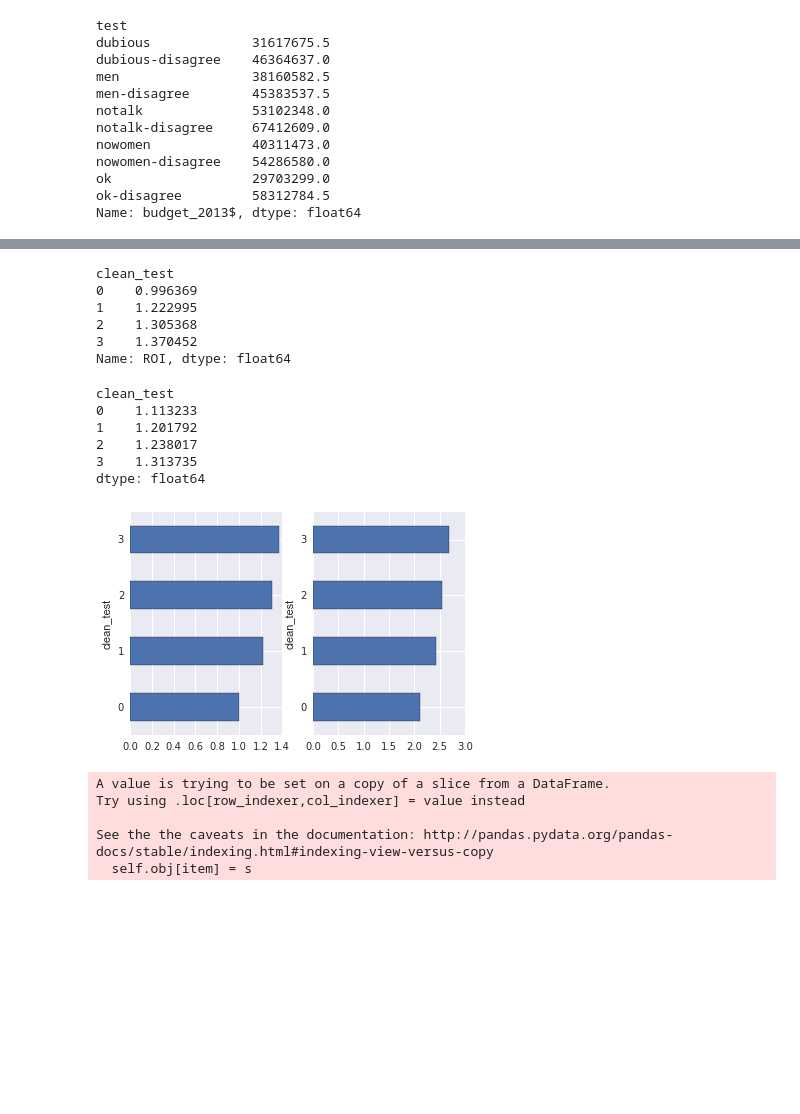
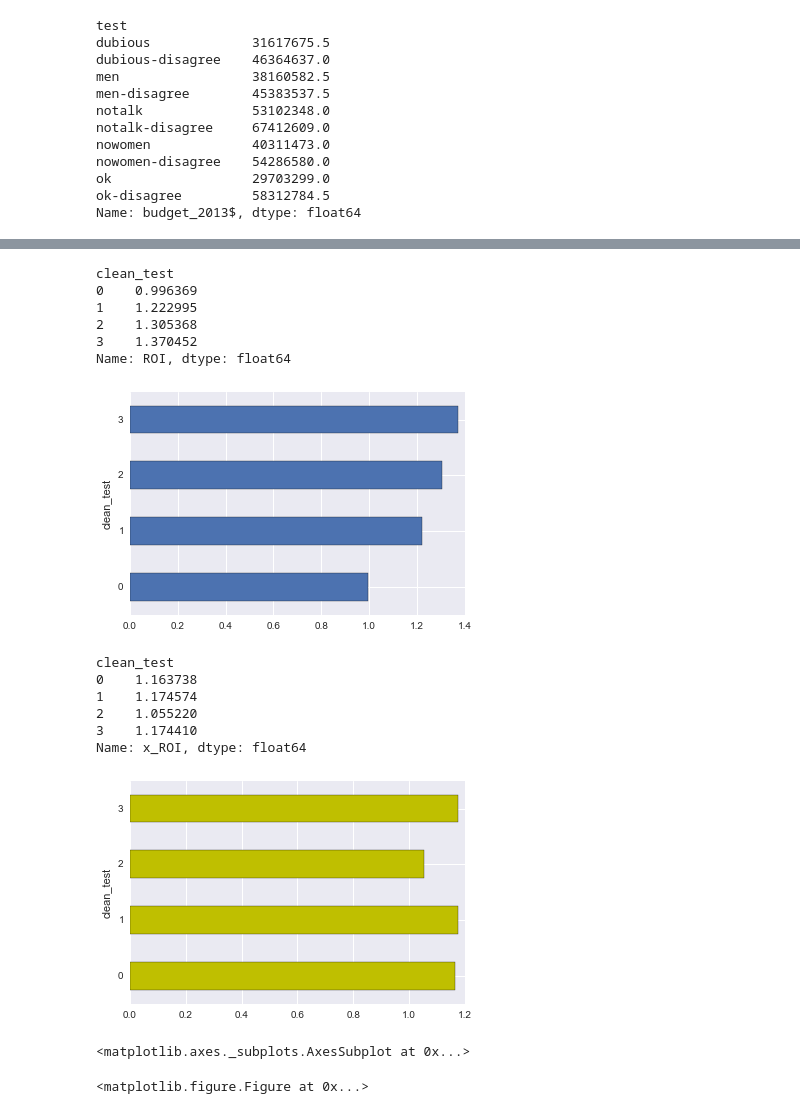
Before and after one commit to geoffreyyip/538-data-viz, a Jupyter notebook: Bechdel-Test Replication.ipynb, the cells around one changed output, grey strips where cells are left out. Drawn from its saved outputs; the diff is of its cells as text; code cells hidden in the pictures; blank space fills up the shorter version.

Commit message:
Replicated the 2nd graph
538-Data-Viz V2 will be where I do all the visualizing. Bechdel-Test
Replication will just be used as a reference from now on.

```diff
--- a/Bechdel-Test Replication.ipynb
+++ b/Bechdel-Test Replication.ipynb
@@ -57,0 +78,8 @@ movies_df[['year', 'bucket']]
+# %%
+def x_group(x):
+    for i in range(0, (2015-1970)//5):
+        if x in range(1970 + 5*i, 1975 + 5*i):
+            return i
+
+movies_df['x_bucket'] = movies_df['year'].apply(x_group)
+movies_df[['year', 'bucket', 'x_bucket']]
@@ -178,44 +225,42 @@ plt.imshow(img)
 # %%
 # TODO: Calculate dollar earned per dollar spent.
 # TODO: Split by Bechdel score.
 # TODO: Make a bar chart for both US/ Canada, and International
 
 # Looks like I'll have to use two subplots
 # A Figure title, and then titles for the two subplots
 # Beyond that, the graphing is easy.
 # Data Needed: 'domgross_2013$', 'intgross_2013$', 'clean_test'
 
 fig = plt.figure()
-ax1 = fig.add_subplot(1, 2, 1)
 movies_df['ROI'] = movies_df['domgross']/ movies_df['budget']
 gamma1 = movies_df[movies_df['year'] >= 1990].groupby('clean_test').median()
-gamma1['ROI'].plot(kind='barh')
+first_graph = gamma1['ROI'].plot(kind='barh')
 print(gamma1['ROI'])
-
-ax2 = fig.add_subplot(1, 2, 2)
-movies_df['x_ROI'] = movies_df['intgross']/ movies_df['budget']
-gamma2 = movies_df[movies_df['year'] >= 1990].groupby('clean_test').median()
-gamma2['x_ROI'].plot(kind='barh')
-gamma2['x_ROI'].subtract(gamma1['ROI'])
 # %% [output]
 clean_test
 0    0.996369
 1    1.222995
 2    1.305368
 3    1.370452
 Name: ROI, dtype: float64
-clean_test
-0    1.113233
-1    1.201792
-2    1.238017
-3    1.313735
-dtype: float64
-[figure, old version]
+[figure, new version]
-# %%
-gamma1.insert()
-# %% [output]
-A value is trying to be set on a copy of a slice from a DataFrame.
-Try using .loc[row_indexer,col_indexer] = value instead
-
-See the the caveats in the documentation: http://pandas.pydata.org/pandas-docs/stable/indexing.html#indexing-view-versus-copy
-  self.obj[item] = s
+# %%
+movies_df['x_ROI'] = (movies_df['intgross'] - movies_df['domgross'])/ movies_df['budget']
+gamma2 = movies_df[movies_df['year'] >= 1990].groupby('clean_test').median()
+second_graph = gamma2['x_ROI'].plot(kind='barh', color='y')
+gamma2['x_ROI']
+# %% [output]
+clean_test
+0    1.163738
+1    1.174574
+2    1.055220
+3    1.174410
+Name: x_ROI, dtype: float64
+[figure, added]
+# %%
+plt.figure()
+first_graph
+# %% [output]
+<matplotlib.axes._subplots.AxesSubplot at 0x...>
+<matplotlib.figure.Figure at 0x...>
```
Also changed, not shown: parts of 11 cells of this notebook, 2 other files.
